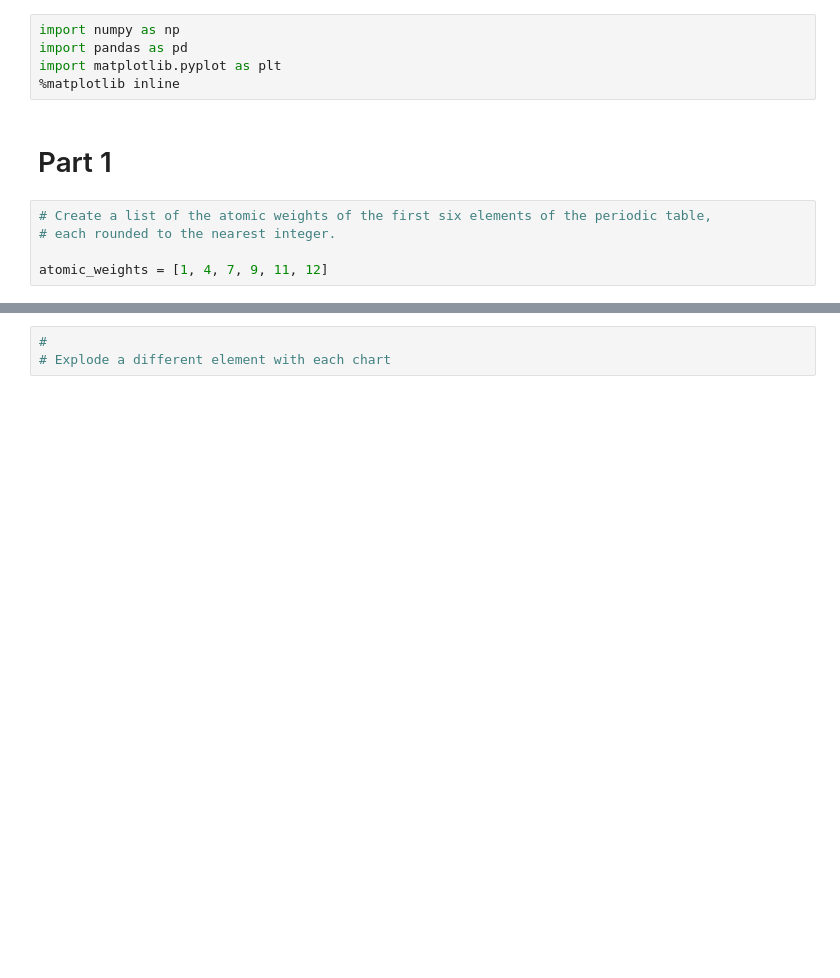
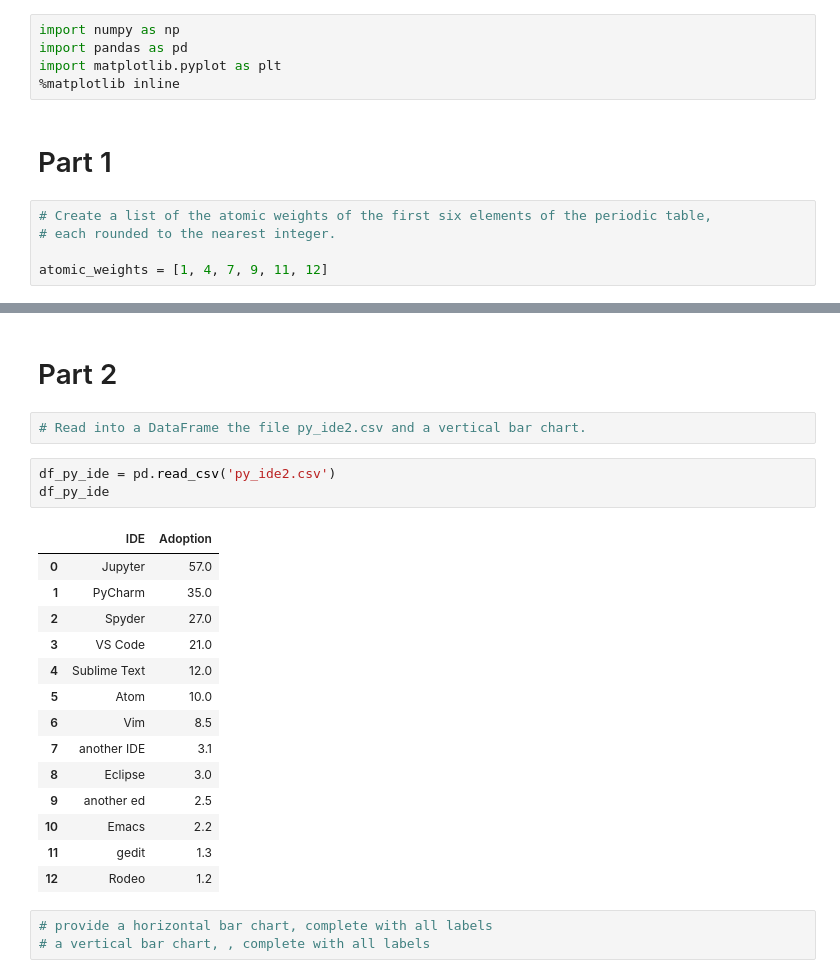
Before and after one commit to dslachar/data-vis, a Jupyter notebook: assignments/assignment2/assignment2.ipynb, the cells around one changed output, grey strips where cells are left out. Drawn from its saved outputs; the diff is of its cells as text; blank space fills up the shorter version.

Commit message:
part2 and data

```diff
--- a/assignments/assignment2/assignment2.ipynb
+++ b/assignments/assignment2/assignment2.ipynb
@@ -38,4 +37,26 @@ ValueError: left cannot be >= right
 [figure]
-# %%
-#
-# Explode a different element with each chart
+# %% [markdown]
+# Part 2
+# %%
+# Read into a DataFrame the file py_ide2.csv and a vertical bar chart.
+# %%
+df_py_ide = pd.read_csv('py_ide2.csv')
+df_py_ide
+# %% [output]
+|  | IDE | Adoption |
+| 0 | Jupyter | 57.0 |
+| 1 | PyCharm | 35.0 |
+| 2 | Spyder | 27.0 |
+| 3 | VS Code | 21.0 |
+| 4 | Sublime Text | 12.0 |
+| 5 | Atom | 10.0 |
+| 6 | Vim | 8.5 |
+| 7 | another IDE | 3.1 |
+| 8 | Eclipse | 3.0 |
+| 9 | another ed | 2.5 |
+| 10 | Emacs | 2.2 |
+| 11 | gedit | 1.3 |
+| 12 | Rodeo | 1.2 |
+# %%
+# provide a horizontal bar chart, complete with all labels
+# a vertical bar chart, , complete with all labels
```
Also changed, not shown: parts of 3 cells of this notebook, 1 other file.
